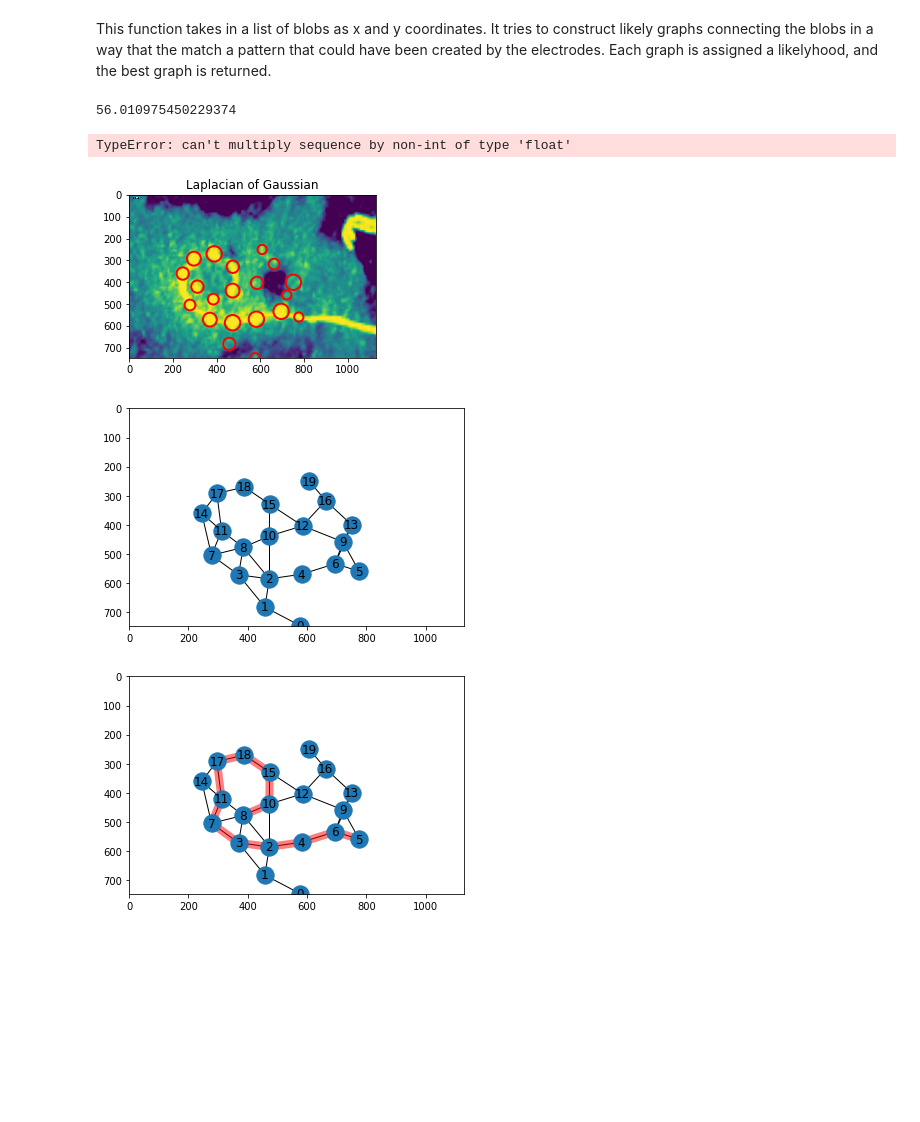
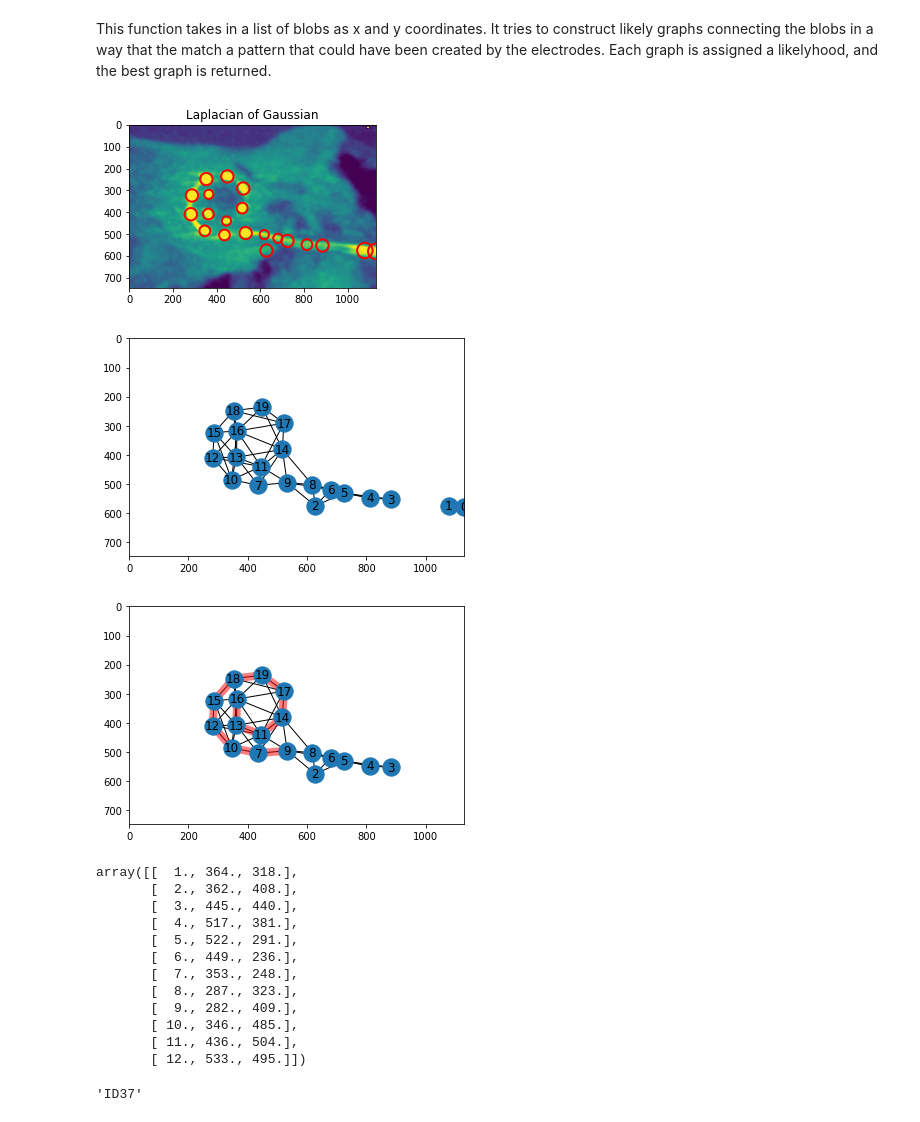
Before and after one commit to hinderling/CIED, a Jupyter notebook: graph.ipynb, the cells around one changed output. Saved outputs shown, nothing was run; the diff lists cells and outputs as text; code cells hidden in the pictures; blank space fills up the shorter version.

Commit message:
improved graph function: new cost fun and output

```diff
--- a/graph.ipynb
+++ b/graph.ipynb
@@ -1,7 +1,3 @@
 # %% [markdown]
 This function takes in a list of blobs as x and y coordinates.
 It tries to construct likely graphs connecting the blobs in a way that the match a pattern that could have been created by the electrodes. Each graph is assigned a likelyhood, and the best graph is returned.
-# %%
-np.min(variances)
-# %% [output]
-56.010975450229374
@@ -10,17 +4,16 @@ new = [i * .1 for i in compactness]
-# %%
-np.add(variances, np.multiply(0.1* compactness))
-# %% [output]
-TypeError: can't multiply sequence by non-int of type 'float'
 # %%
 from functions import *
+from skimage.color import rgb2gray
 import itertools
 import networkx as nx
+from sklearn.preprocessing import MinMaxScaler
+
 allpost, allpre, basenames = load("DATA")
-blobs = get_blobs(allpost[11],20)
+blobs = get_blobs(allpost[1],20)
 
-max_angle=50
-angle_r=180-max_angle
-angle_l=180+max_angle
+#max_angle=50
+#angle_r=180-max_angle
+#angle_l=180+max_angle
 
 graph = nx.Graph()
 graph.add_nodes_from(dict(enumerate(blobs)))
@@ -31,46 +24,60 @@ for i,blob in enumerate(blobs):
     pos.update({i:(blob[1],blob[0])})
 
 #pairwise_combinations = list(itertools.combinations(blobs, 2))
 pairwise_combinations = list(itertools.combinations(range(len(blobs)), 2))
 for i, j in pairwise_combinations:
     blob_a = blobs[i]
     blob_b = blobs[j]
     dist = blob_dist(blob_a, blob_b)
-    #if dist < 170 and dist > 90:
-    if dist < 150 and dist > 60:
+    #if dist < 160 and dist > 90:
+    if dist < 175 and dist > 60:
         graph.add_edge(i, j, length=dist)
 
 
 draw_graph(graph,pos)
 graph = remove_unconnected(graph)
 #draw_graph(graph,pos)
 
 paths = []
 
 for node in graph.nodes():
     for neighbor in graph.neighbors(node):
         start = [node,neighbor]
         graph_new = graph.copy()
         graph_new.remove_node(node)
         solutions = get_next_possible_neigbours(graph, graph_new, start)
         for solution in solutions:
                 paths.append(solution)
 
-#start = [5,2]
-#graph_new = graph.copy()
-#graph_new.remove_node(5)
-#draw_graph(graph_new,pos)
-
-#paths = get_next_possible_neigbours(graph, graph_new, start)
 variances = [dist_var_of_path(blobs, path) for path in paths]
 compactness = [2*path_compactness(blobs, path) for path in paths]
 
-new = [i * .1 for i in compactness]
-likelihood = np.add(variances,new)
-path = paths[np.argmin(likelihood)]
-path = paths[np.argmin(variances)]
-draw_graph_path(graph,pos,path)
+best_path_ind = path_likelihood(paths,blobs,variances,compactness)
+path = paths[best_path_ind]
+draw_graph_path(graph,pos,path,'red')
+#path = paths[best_path_ind+2]
+#draw_graph_path(graph,pos,path,'green')
+#path = paths[best_path_ind+30]
+#draw_graph_path(graph,pos,path,'yellow')
+to_return = output(blobs,path)
+to_return
 # %% [output]
-[figure, old version]
+[figure, new version]
-[figure, old version]
+[figure, new version]
-[figure, old version]
+[figure, new version]
+array([[  1., 364., 318.],
+       [  2., 362., 408.],
+       [  3., 445., 440.],
+       [  4., 517., 381.],
+       [  5., 522., 291.],
+       [  6., 449., 236.],
+       [  7., 353., 248.],
+       [  8., 287., 323.],
+       [  9., 282., 409.],
+       [ 10., 346., 485.],
+       [ 11., 436., 504.],
+       [ 12., 533., 495.]])
+# %%
+basenames[1]
+# %% [output]
+'ID37'
```
Also changed, not shown: parts of 8 cells of this notebook.
